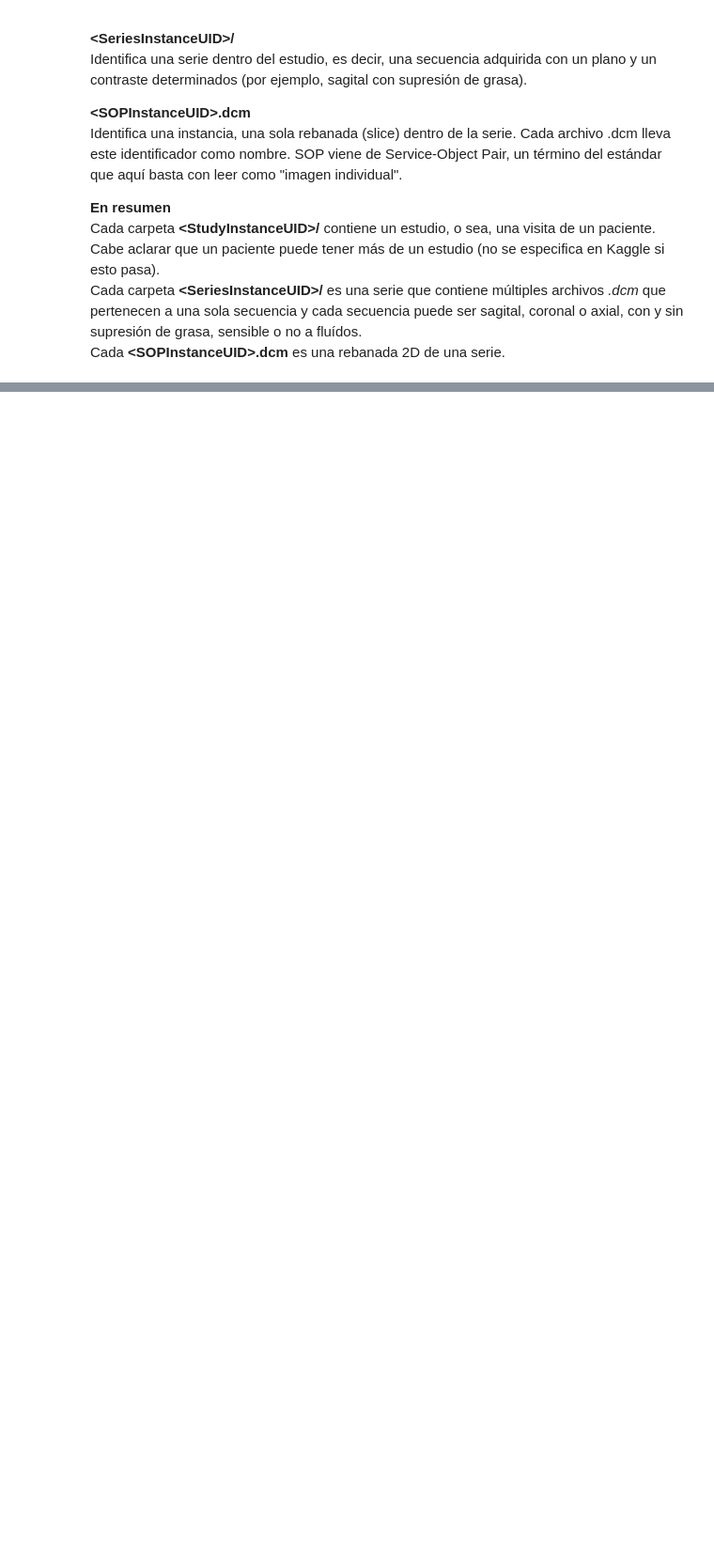
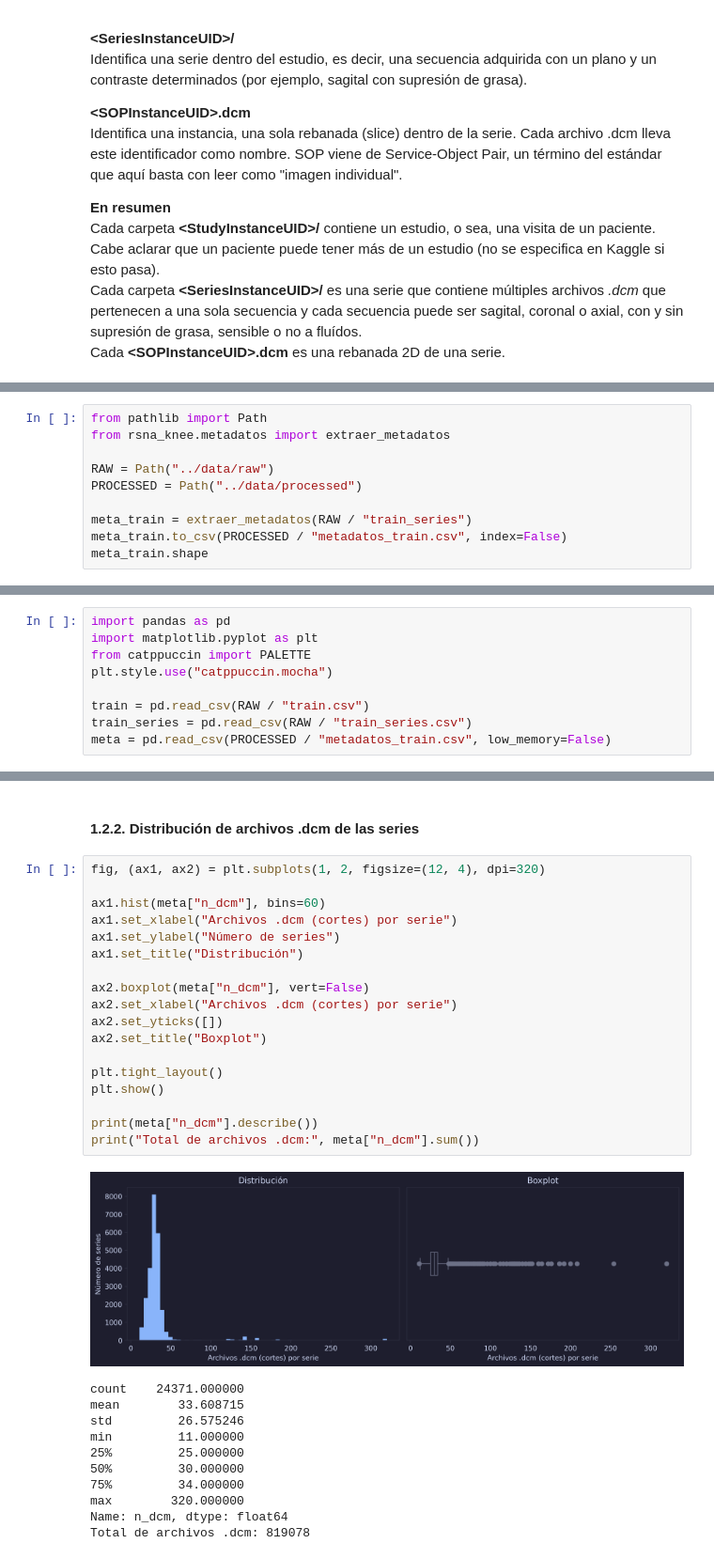
Before and after one commit to FernyBoy/RSNA-Knee, a Jupyter notebook: libretas/01-exploracion.ipynb, the cells around one changed output, grey strips where cells are left out. Shown at 94% size. Cells and saved outputs as stored; diff of their text form; blank space fills up the shorter version.

```diff
--- a/libretas/01-exploracion.ipynb
+++ b/libretas/01-exploracion.ipynb
@@ -108,0 +120,10 @@ Cada **\<SOPInstanceUID>.dcm** es una rebanada 2D de una serie.
+# %%
+from pathlib import Path
+from rsna_knee.metadatos import extraer_metadatos
+
+RAW = Path("../data/raw")
+PROCESSED = Path("../data/processed")
+
+meta_train = extraer_metadatos(RAW / "train_series")
+meta_train.to_csv(PROCESSED / "metadatos_train.csv", index=False)
+meta_train.shape
@@ -108,0 +134,9 @@ Cada **\<SOPInstanceUID>.dcm** es una rebanada 2D de una serie.
+# %%
+import pandas as pd
+import matplotlib.pyplot as plt
+from catppuccin import PALETTE
+plt.style.use("catppuccin.mocha")
+
+train = pd.read_csv(RAW / "train.csv")
+train_series = pd.read_csv(RAW / "train_series.csv")
+meta = pd.read_csv(PROCESSED / "metadatos_train.csv", low_memory=False)
@@ -108,0 +229,32 @@ Cada **\<SOPInstanceUID>.dcm** es una rebanada 2D de una serie.
+# %% [markdown]
+#### 1.2.2. Distribución de archivos .dcm de las series
+# %%
+fig, (ax1, ax2) = plt.subplots(1, 2, figsize=(12, 4), dpi=320)
+
+ax1.hist(meta["n_dcm"], bins=60)
+ax1.set_xlabel("Archivos .dcm (cortes) por serie")
+ax1.set_ylabel("Número de series")
+ax1.set_title("Distribución")
+
+ax2.boxplot(meta["n_dcm"], vert=False)
+ax2.set_xlabel("Archivos .dcm (cortes) por serie")
+ax2.set_yticks([])
+ax2.set_title("Boxplot")
+
+plt.tight_layout()
+plt.show()
+
+print(meta["n_dcm"].describe())
+print("Total de archivos .dcm:", meta["n_dcm"].sum())
+# %% [output]
+[figure, added]
+count    24371.000000
+mean        33.608715
+std         26.575246
+min         11.000000
+25%         25.000000
+50%         30.000000
+75%         34.000000
+max        320.000000
+Name: n_dcm, dtype: float64
+Total de archivos .dcm: 819078
```
Also changed, not shown: parts of 89 cells of this notebook.
